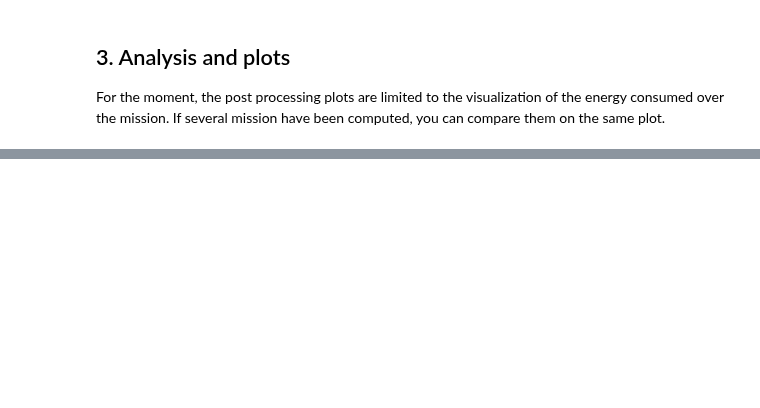
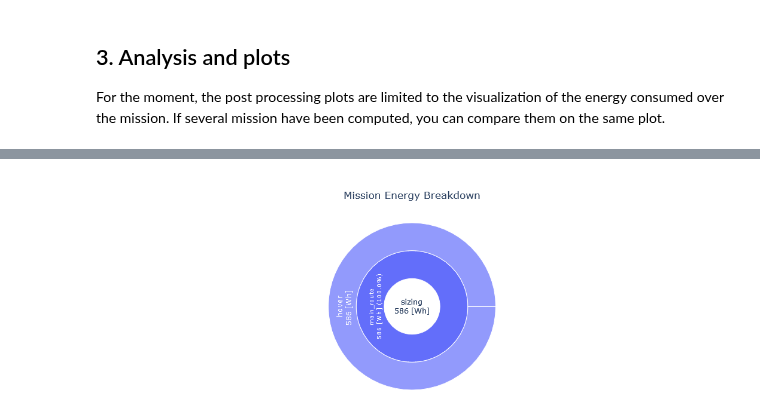
Before and after one commit to SizingLab/FAST-UAV, a Jupyter notebook: src/fastuav/notebooks/02_Mission_performance.ipynb, the cells around one changed output, grey strips where cells are left out. Drawn from its saved outputs; the diff is of its cells as text; code cells hidden in the pictures; blank space fills up the shorter version.

```diff
--- a/src/fastuav/notebooks/02_Mission_performance.ipynb
+++ b/src/fastuav/notebooks/02_Mission_performance.ipynb
@@ -75,6 +104,7 @@ oad.variable_viewer(OUTPUT_FILE)
 
 For the moment, the post processing plots are limited to the visualization of the energy consumed over the mission. If several mission have been computed, you can compare them on the same plot.
 # %%
-fig = energy_breakdown_sun_plot_drone(OUTPUT_FILE, mission_name="design_mission")
-fig = energy_breakdown_sun_plot_drone(OUTPUT_FILE, mission_name="concordia_study", fig=fig)
+fig = energy_breakdown_sun_plot_drone(OUTPUT_FILE, mission_name="sizing")
+#fig = energy_breakdown_sun_plot_drone(OUTPUT_FILE, mission_name="operational", fig=fig)
 fig.show()
+# %% [output]
@@ -80,0 +112 @@ fig.show()
+[figure, added]
```
Also changed, not shown: parts of 9 cells of this notebook, 2 other files.
